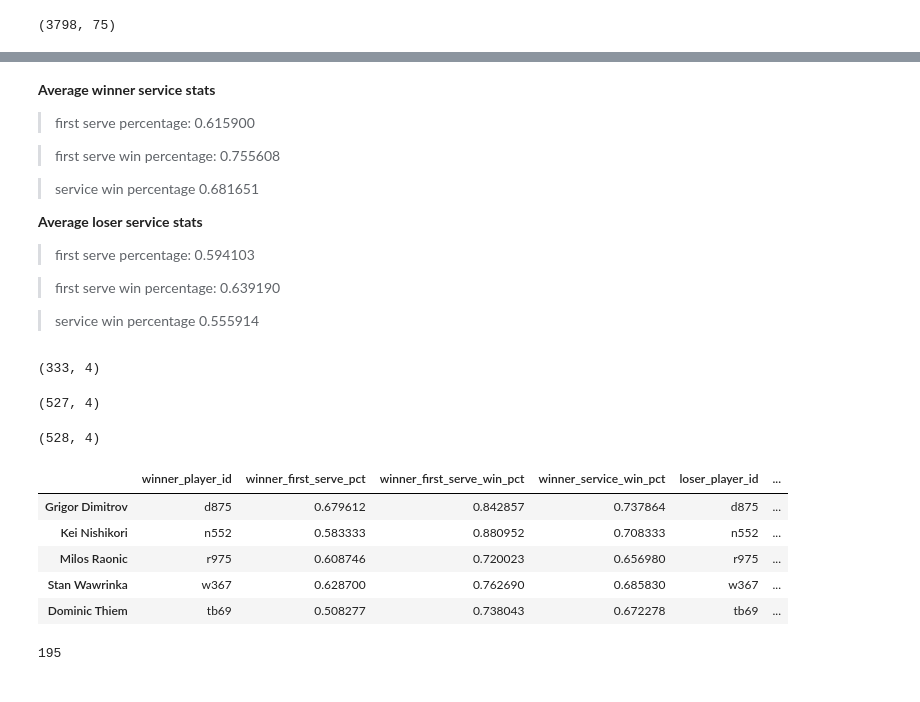
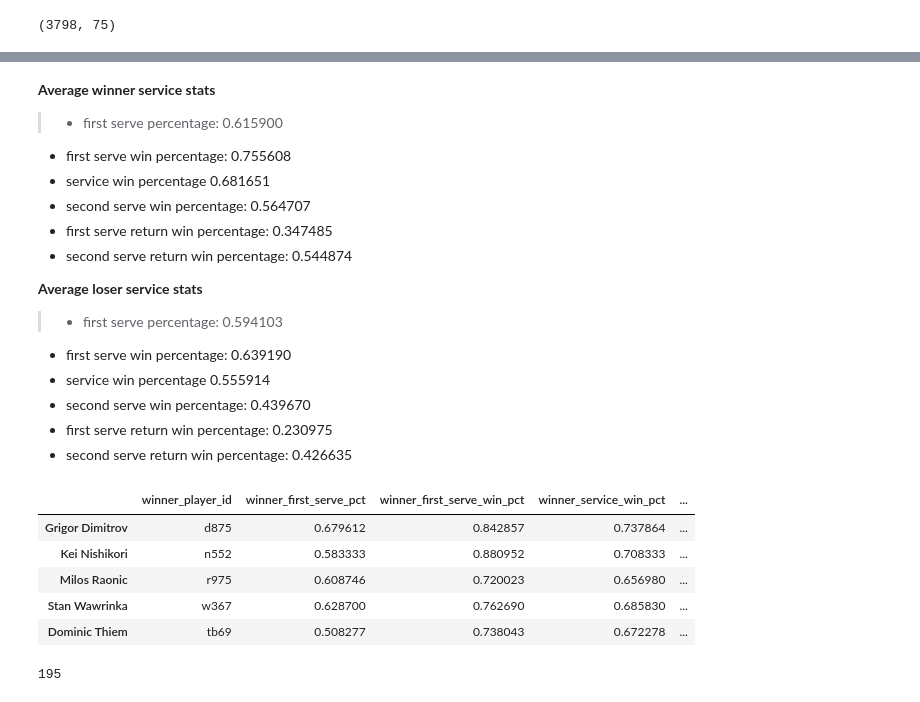
Before and after one commit to aidandom/Capstone, a Jupyter notebook: Capstone.ipynb, the cells around one changed output, grey strips where cells are left out. Drawn from its saved outputs; the diff is of its cells as text; code cells hidden in the pictures.

Commit message:
returns and second serve

```diff
--- a/Capstone.ipynb
+++ b/Capstone.ipynb
@@ -238,3 +244,18 @@ df["loser_service_win_pct"] = df["loser_service_points_won"] / df["loser_service
+# %%
+# second serve points won (pecentage)
+df["winner_second_serve_win_pct"] = (df['winner_second_serve_points_won'] / df['winner_second_serve_points_total'])
+
+df["loser_second_serve_win_pct"] = (df['loser_second_serve_points_won'] / df['loser_second_serve_points_total'])
+
+# first serve return points won (percentage)
+df["winner_first_return_win_pct"] = (df['winner_first_serve_return_won'] / df['winner_first_serve_return_total'])
+
+df["loser_first_return_win_pct"] = (df['loser_first_serve_return_won'] / df['loser_first_serve_return_total'])
+
+# second serve return points won (percentage)
+df["winner_second_return_win_pct"] = (df['winner_second_serve_return_won'] / df['winner_second_serve_return_total'])
+
+df["loser_second_return_win_pct"] = (df['loser_second_serve_return_won'] / df['loser_second_serve_return_total'])
 # %%
 df.shape
 # %% [output]
@@ -242,6 +263,7 @@ df.shape
 # %%
 winner_serve_stats = df.groupby("winner_name")[
-    ["winner_first_serve_pct", "winner_first_serve_win_pct", "winner_service_win_pct"]
+    ["winner_first_serve_pct", "winner_first_serve_win_pct", "winner_service_win_pct",
+     "winner_second_serve_win_pct", "winner_first_return_win_pct", "winner_second_return_win_pct"]
 ].mean()
 
 names = df.loc[:, ['winner_name', 'winner_player_id']].drop_duplicates()
@@ -263,6 +285,7 @@ winner_serve_stats.head()
 # %%
 loser_serve_stats = df.groupby("loser_name")[
-    ["loser_first_serve_pct", "loser_first_serve_win_pct", "loser_service_win_pct"]
+    ["loser_first_serve_pct", "loser_first_serve_win_pct", "loser_service_win_pct",
+     "loser_second_serve_win_pct", "loser_first_return_win_pct", "loser_second_return_win_pct"]
 ].mean()
 
 names = df.loc[:, ['loser_name', 'loser_player_id']].drop_duplicates()
@@ -295,47 +324,40 @@ loser_service_win_pct        0.555914
 dtype: float64
 # %% [markdown]
 **Average winner service stats**
->first serve percentage:        0.615900
-
->first serve win percentage:    0.755608
-
->service win percentage        0.681651
+>- first serve percentage:        0.615900
+- first serve win percentage:    0.755608
+- service win percentage        0.681651
+- second serve win percentage:  0.564707
+- first serve return win percentage: 0.347485
+- second serve return win percentage: 0.544874
 
 
 **Average loser service stats**
->first serve percentage:        0.594103
-
->first serve win percentage:    0.639190
-
->service win percentage        0.555914
+>- first serve percentage:        0.594103
+- first serve win percentage:    0.639190
+- service win percentage        0.555914
+- second serve win percentage:  0.439670
+- first serve return win percentage: 0.230975
+- second serve return win percentage: 0.426635
-# %%
-winner_serve_stats.shape
-# %% [output]
-(333, 4)
-# %%
-loser_serve_stats.shape
-# %% [output]
-(527, 4)
-# %%
-p_stats.shape
-# %% [output]
-(528, 4)
 # %%
 # combine winner and loser dataframes
 p_stats = pd.concat([winner_serve_stats.copy(), loser_serve_stats.copy()], axis=1)
 p_stats = p_stats.fillna(0)
 p_stats["first_serve_pct"] = (p_stats["winner_first_serve_pct"] + p_stats["loser_first_serve_pct"]) / 2
 p_stats["first_serve_win_pct"] = (p_stats["winner_first_serve_win_pct"] + p_stats["loser_first_serve_win_pct"]) / 2
 p_stats["service_win_pct"] = (p_stats["winner_service_win_pct"] + p_stats["loser_service_win_pct"]) / 2
+p_stats["second_serve_win_pct"] = (p_stats["winner_second_serve_win_pct"] + p_stats["loser_second_serve_win_pct"]) / 2
+p_stats["first_return_win_pct"] = (p_stats["winner_first_return_win_pct"] + p_stats["loser_first_return_win_pct"]) / 2
+p_stats["second_return_win_pct"] = (p_stats["winner_second_return_win_pct"] + p_stats["loser_second_return_win_pct"]) / 2
 
 p_stats.head()
 # %% [output]
-|  | winner_player_id | winner_first_serve_pct | winner_first_serve_win_pct | winner_service_win_pct | loser_player_id | ... |
-| Grigor Dimitrov | d875 | 0.679612 | 0.842857 | 0.737864 | d875 | ... |
-| Kei Nishikori | n552 | 0.583333 | 0.880952 | 0.708333 | n552 | ... |
-| Milos Raonic | r975 | 0.608746 | 0.720023 | 0.656980 | r975 | ... |
-| Stan Wawrinka | w367 | 0.628700 | 0.762690 | 0.685830 | w367 | ... |
-| Dominic Thiem | tb69 | 0.508277 | 0.738043 | 0.672278 | tb69 | ... |
+|  | winner_player_id | winner_first_serve_pct | winner_first_serve_win_pct | winner_service_win_pct | ... |
+| Grigor Dimitrov | d875 | 0.679612 | 0.842857 | 0.737864 | ... |
+| Kei Nishikori | n552 | 0.583333 | 0.880952 | 0.708333 | ... |
+| Milos Raonic | r975 | 0.608746 | 0.720023 | 0.656980 | ... |
+| Stan Wawrinka | w367 | 0.628700 | 0.762690 | 0.685830 | ... |
+| Dominic Thiem | tb69 | 0.508277 | 0.738043 | 0.672278 | ... |
 # %%
 p_stats.drop(columns='loser_player_id', inplace=True)
 p_stats.rename(columns={'winner_player_id': 'player_id'}, inplace=True)
```
Also changed, not shown: parts of 33 cells of this notebook.
